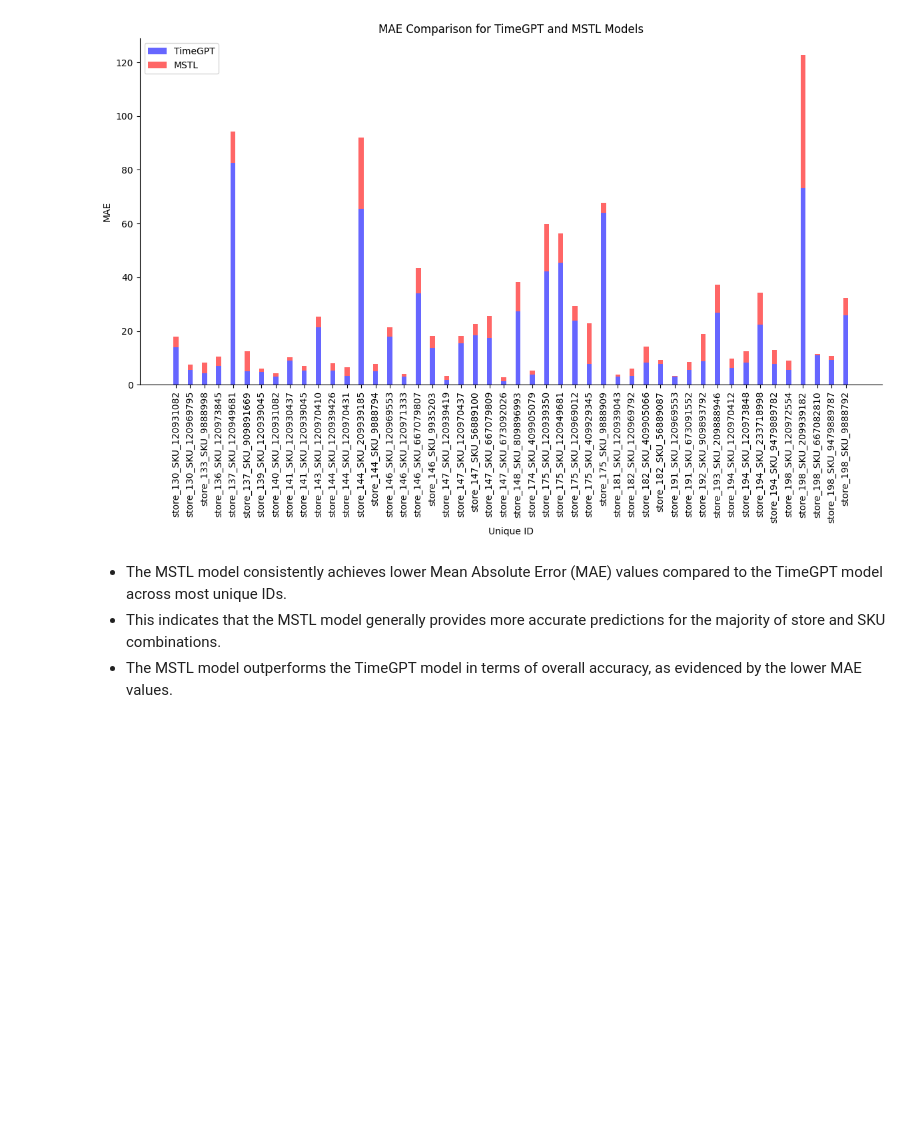
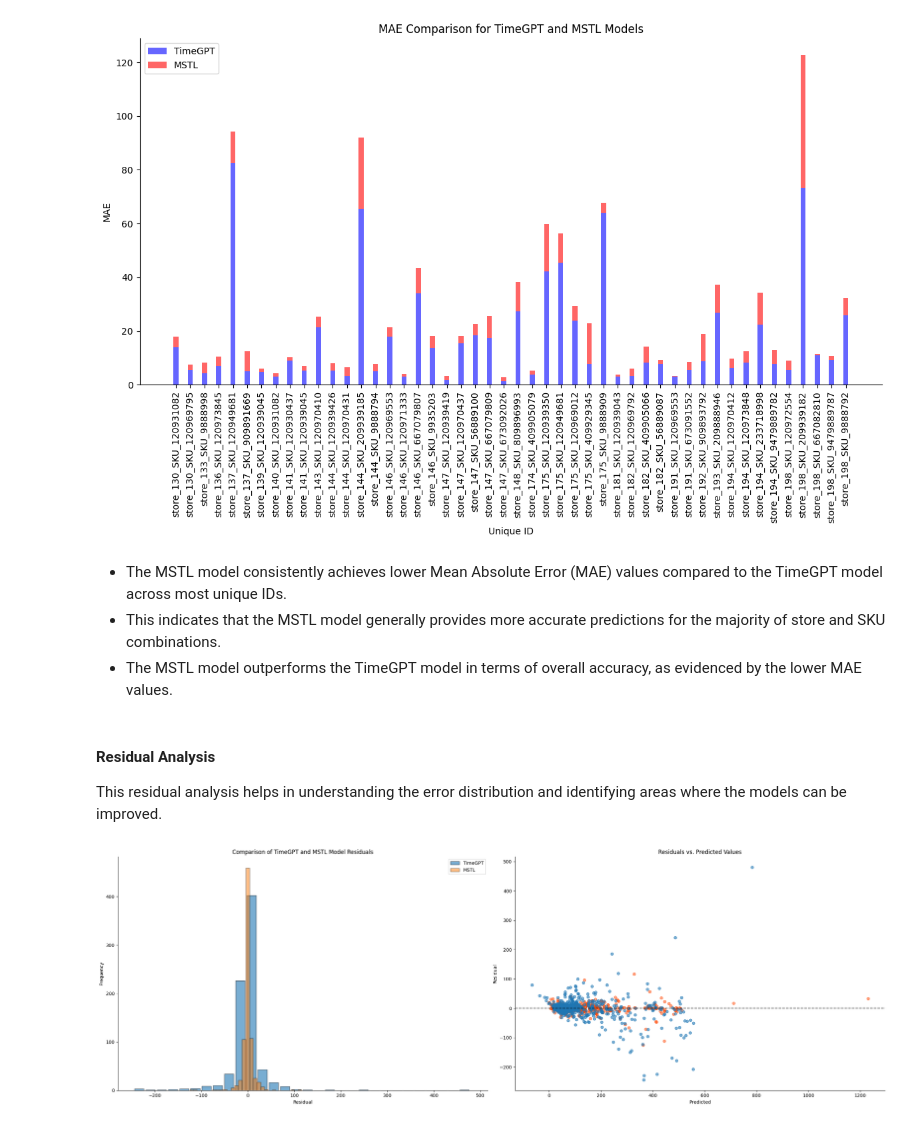
Before and after one commit to emirhansilsupur/supply-chain-analytics-forecasting, a Jupyter notebook: SC_Analytics_Forecasting.ipynb, the cells around one changed output. Saved outputs shown, nothing was run; the diff lists cells and outputs as text; code cells hidden in the pictures; blank space fills up the shorter version.

Commit message:
Implement residual analysis for Time Series models

```diff
--- a/SC_Analytics_Forecasting.ipynb
+++ b/SC_Analytics_Forecasting.ipynb
@@ -2472,3 +2487,56 @@ plt.show()
 - The MSTL model consistently achieves lower Mean Absolute Error (MAE) values compared to the TimeGPT model across most unique IDs.
 - This indicates that the MSTL model generally provides more accurate predictions for the majority of store and SKU combinations.
 - The MSTL model outperforms the TimeGPT model in terms of overall accuracy, as evidenced by the lower MAE values.
+# %% [markdown]
+#### Residual Analysis
+
+This residual analysis helps in understanding the error distribution and identifying areas where the models can be improved.
+# %%
+fig, axs = plt.subplots(1, 2, figsize=(24, 8))
+# Plotting the histograms
+axs[0].hist(
+    timegpt_cv_df["residual"],
+    bins=30,
+    edgecolor="k",
+    alpha=0.6,
+    label="TimeGPT",
+    width=20,
+)
+
+# Plot MSTL histogram
+axs[0].hist(
+    crossvalidation_df_mstl["residual"], bins=30, edgecolor="k", alpha=0.5, label="MSTL"
+)
+
+# Customizing the histograms
+axs[0].set_xlabel("Residual")
+axs[0].set_ylabel("Frequency")
+axs[0].set_title("Comparison of TimeGPT and MSTL Model Residuals")
+axs[0].legend()
+
+axs[1].scatter(
+    crossvalidation_df_mstl["MSTL"],
+    crossvalidation_df_mstl["residual"],
+    alpha=0.5,
+    c="orangered",
+)
+axs[1].scatter(
+    timegpt_cv_df["TimeGPT"], timegpt_cv_df["residual"], alpha=0.6, c="tab:blue"
+)
+
+# Customizing the histograms
+axs[1].set_xlabel("Predicted")
+axs[1].set_ylabel("Residual")
+axs[1].set_title("Residuals vs. Predicted Values")
+axs[1].axhline(y=0, color="black", linestyle="--")
+
+
+for ax in axs:
+    ax.spines["top"].set_visible(False)
+    ax.spines["right"].set_visible(False)
+
+# Show the combined plot
+plt.tight_layout()
+plt.show()
+# %% [output]
+[figure, added]
```
Also changed, not shown: parts of 2 cells of this notebook.
